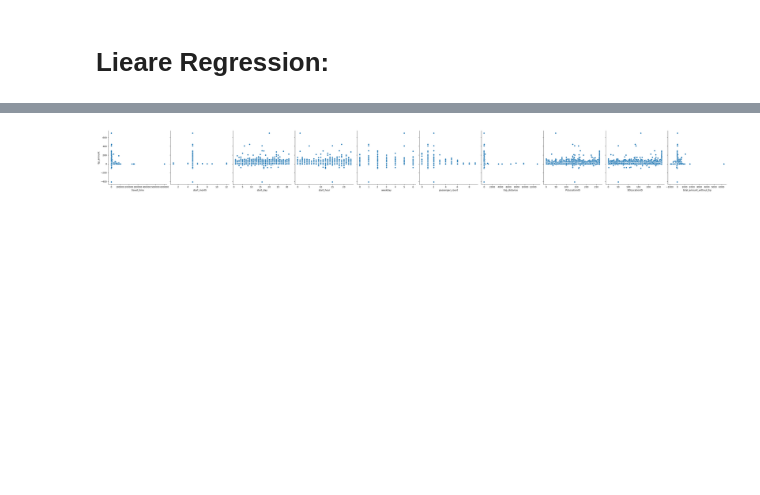
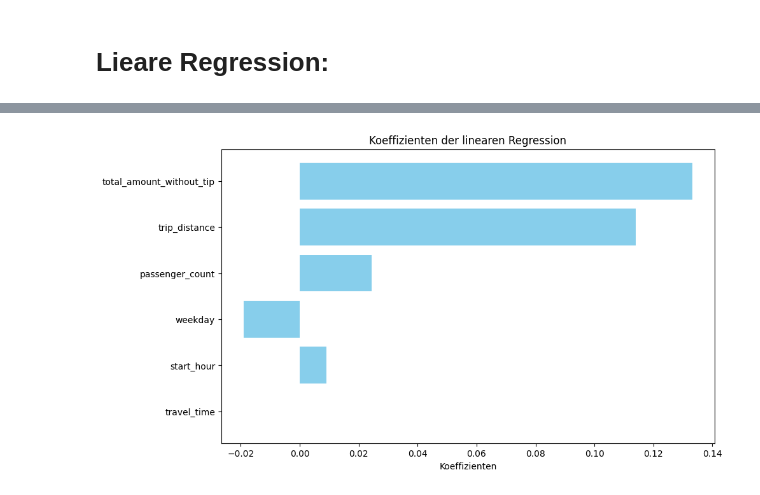
Before and after one commit to WillMarc/Studienarbeit-Predictive-Analytics, a Jupyter notebook: Main.ipynb, the cells around one changed output, grey strips where cells are left out. Cells and saved outputs as stored; diff of their text form; code cells hidden in the pictures; blank space fills up the shorter version.

Commit message:
Add Linear u multiple u random forest

```diff
--- a/Main.ipynb
+++ b/Main.ipynb
@@ -486,76 +321,52 @@ Da die Stichprobe die Population gut repräsentiert, sollte sie sowohl für line
 <h1>Lieare Regression:</h1>
 # %%
 import pandas as pd
-from matplotlib import pyplot as plt
+import numpy as np
+import matplotlib.pyplot as plt
 import seaborn as sns
+from sklearn.model_selection import train_test_split
 from sklearn.linear_model import LinearRegression
-from sklearn.model_selection import train_test_split
 from sklearn.metrics import mean_squared_error, r2_score
 
-# Daten laden
-path = 'C:\\Users\\Marc Willberg\\Studienarbeit_Predictive_Analytics\\Data_Taxi_Trip_NY\\2023\\yellow_tripdata_2023-05.parquet'
-data = pd.read_parquet(path)
+# Nur numerische Features für die lineare Regression auswählen
+features = ['travel_time', 'start_hour', 'weekday', 'passenger_count', 'trip_distance', 'total_amount_without_tip']
+X = sampled_data[features]
+y = sampled_data['tip_amount']
 
-# Feature-Engineering
-data['tpep_pickup_datetime'] = pd.to_datetime(data['tpep_pickup_datetime'])
-data['travel_time'] = (pd.to_datetime(data['tpep_dropoff_datetime']) - data['tpep_pickup_datetime']).dt.total_seconds()
-data['start_month'] = data['tpep_pickup_datetime'].dt.month
-data['start_day'] = data['tpep_pickup_datetime'].dt.day
-data['start_hour'] = data['tpep_pickup_datetime'].dt.hour
-data['weekday'] = data['tpep_pickup_datetime'].dt.weekday
-data['total_amount_without_tip'] = data['total_amount'] - data['tip_amount']
-
-# Relevante Spalten auswählen
-columns = ['travel_time', 'start_month', 'start_day', 'start_hour', 'weekday', 'passenger_count',
-           'trip_distance', 'PULocationID', 'DOLocationID', 'tip_amount', 'total_amount_without_tip']
-data = data[columns]
-
-# Entfernen von Zeilen mit fehlenden Werten
-data.dropna(inplace=True)
-
-# Korrelation berechnen
-correlation_matrix = data.corr()
-print("Korrelationsmatrix:")
-print(correlation_matrix['tip_amount'])
-
-# Streudiagramme erstellen
-sns.pairplot(data, x_vars=['travel_time', 'start_month', 'start_day', 'start_hour', 'weekday',
-                           'passenger_count', 'trip_distance', 'PULocationID', 'DOLocationID',
-                           'total_amount_without_tip'], y_vars='tip_amount', kind='scatter', height=4)
-plt.show()
-
-# Lineare Regression
-X = data.drop(['tip_amount'], axis=1)
-y = data['tip_amount']
-
-# Aufteilen der Daten in Trainings- und Testdaten
+# Aufteilen der Daten in Trainings- und Testsets
 X_train, X_test, y_train, y_test = train_test_split(X, y, test_size=0.2, random_state=42)
 
-# Modell erstellen und trainieren
+# Lineares Regressionsmodell erstellen und trainieren
 model = LinearRegression()
 model.fit(X_train, y_train)
 
-# Vorhersagen treffen
+# Vorhersagen auf dem Testset durchführen
 y_pred = model.predict(X_test)
 
-# Auswertung des Modells
+# Modellbewertung
 mse = mean_squared_error(y_test, y_pred)
 r2 = r2_score(y_test, y_pred)
-print(f"Mean Squared Error: {mse}")
-print(f"R^2 Score: {r2}")
 
-# Koeffizienten und Intercept ausgeben
-coefficients = pd.DataFrame(model.coef_, X.columns, columns=['Coefficient'])
-print("Koeffizienten:")
-print(coefficients)
+print(f"Mean Squared Error (MSE): {mse:.2f}")
+print(f"R^2 Score: {r2:.2f}")
 
-# Streudiagramme mit den Residuen
-residuals = y_test - y_pred
+# Koeffizienten des Modells ausgeben
+coefficients = model.coef_
+print("Koeffizienten:", coefficients)
+
+# Visualisierung der Koeffizienten
 plt.figure(figsize=(10, 6))
-plt.scatter(y_pred, residuals, alpha=0.5)
-plt.axhline(0, color='red', linestyle='--')
-plt.xlabel('Predicted Tip Amount')
-plt.ylabel('Residuals')
-plt.title('Residuals vs Predicted Tip Amount')
+plt.barh(features, coefficients, color='skyblue')
+plt.xlabel("Koeffizienten")
+plt.title("Koeffizienten der linearen Regression")
 plt.show()
+
+# Visualisierung der Vorhersagen vs. tatsächliche Werte
+plt.figure(figsize=(10, 6))
+plt.scatter(y_test, y_pred, alpha=0.3)
+plt.xlabel("Tatsächliche Trinkgeldbeträge")
+plt.ylabel("Vorhergesagte Trinkgeldbeträge")
+plt.title("Tatsächliche vs. vorhergesagte Trinkgeldbeträge")
+plt.plot([y.min(), y.max()], [y.min(), y.max()], color='red', linestyle='--')
+plt.show()
 # %% [output]
@@ -575 +377 @@ Name: tip_amount, dtype: float64
-[figure, old version]
+[figure, new version]
```
Also changed, not shown: parts of 19 cells of this notebook.
